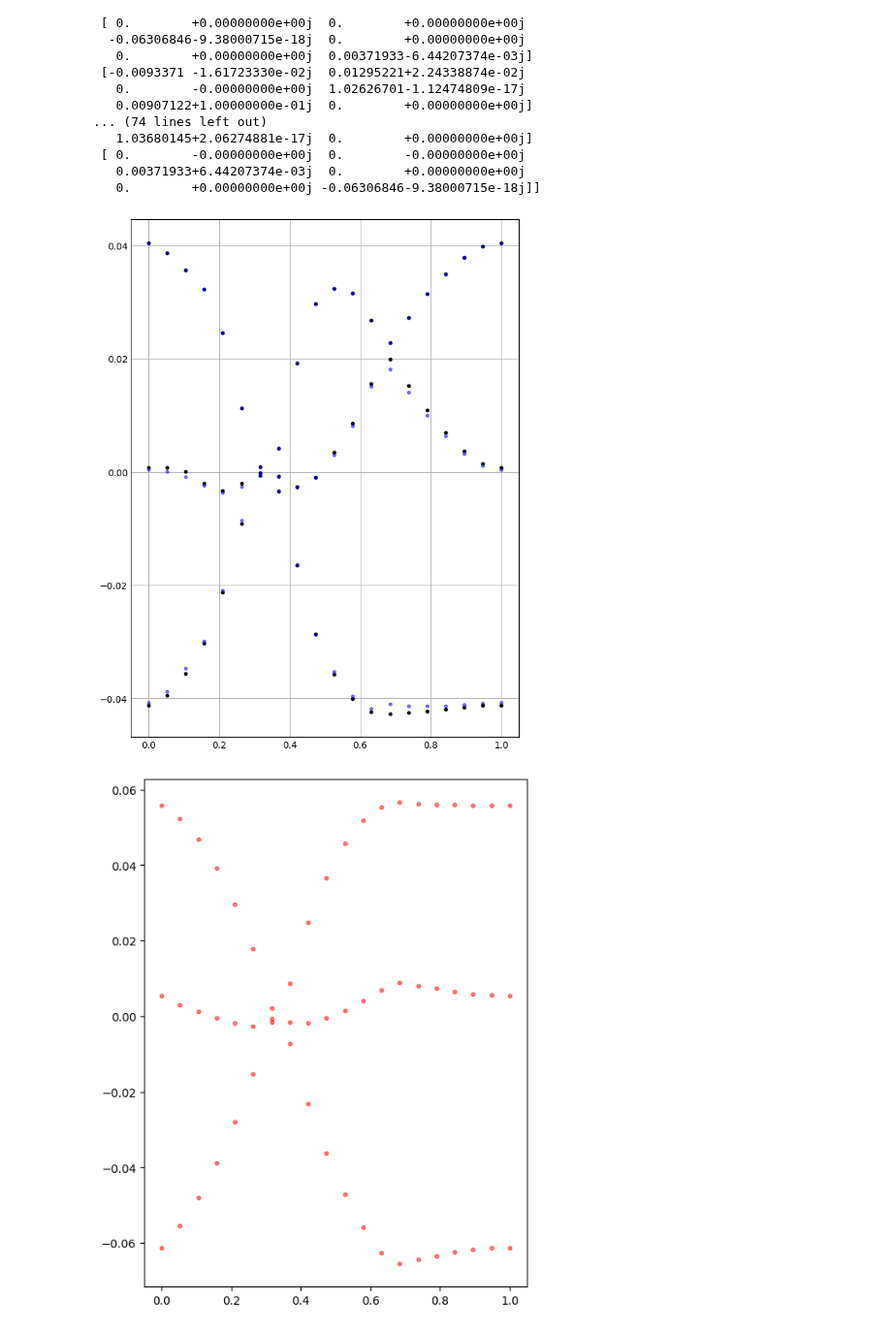
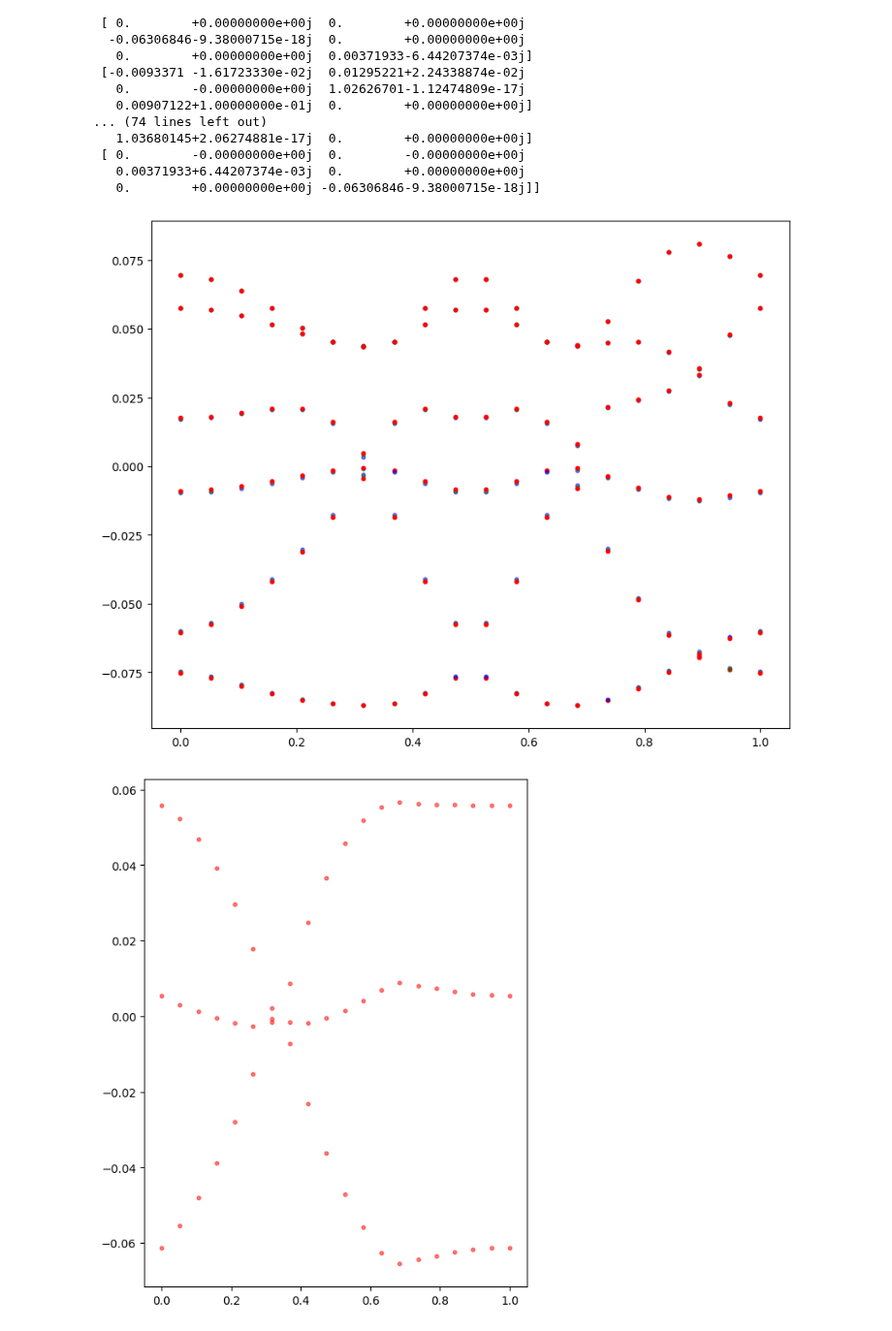
Before and after one commit to ChriGomm/master, a Jupyter notebook: numerics/dip_dip.ipynb, the cells around one changed output. Shown at 97% size. Cells and saved outputs as stored; diff of their text form; code cells hidden in the pictures.

```diff
--- a/numerics/dip_dip.ipynb
+++ b/numerics/dip_dip.ipynb
@@ -894,6 +833,9 @@ k1 = np.zeros(3)
 b = 4*np.pi/3/np.sqrt(3)
 k2 = np.array([0,b,0])
 k3 = b*np.array([np.sqrt(3)/4,3/4,0])
+k1 = 2*np.pi/3*np.array([-1,np.sqrt(3),0])
+k2 = 4*np.pi/3*np.array([1,0,0])
+
 def sort_eigenvalues(eigenvalues: np.ndarray,eigenvectors: np.ndarray) -> np.ndarray:
     """Sort eigenvalues in ascending order."""
     eigenvectors *= np.conjugate(eigenvectors[0, :])/np.absolute(eigenvectors[0,:])#np.array([np.absolute(eigenvectors[0,i]) for i in range(eigenvectors.shape[1])]) # Normalize the eigenvectors
@@ -912,70 +854,70 @@ def k_course(t: float) -> np.ndarray:
         return (t-1/3)*3* k2
     else:
         return (t-2/3)*3 * (k3-k2) + k2
+    # if t<1/2:
+    #     return (t)*2*k1
+    # else:
+    #     return (t-1/2)*2*k2
 
-fig, axi = plt.subplots(1,1,figsize=(6, 8))
+fig, axi = plt.subplots(1,1,figsize=(10, 8))
 
 ax = [axi,axi,axi,axi,axi,axi]
 
 
 t = np.linspace(0, 1,20)
 
 def wrap_kloop(i,grid_size):
     k = k_course(t[i])
-    dmat1 = extended_grid_mat(k,bare_interaction_coulomb,no_onsite_interaction,grid_size,np.sqrt(3)*grid_size)
+    dmat1 = extended_grid_mat(k,bare_interaction_coulomb,no_onsite_interaction,grid_size,np.sqrt(3)*3)
     eigvals1, eigvecs1 = np.linalg.eig(dmat1)
     return eigvals1
-eigs = np.zeros((len(t), 3), dtype=complex)
+eigs = np.zeros((len(t), 6), dtype=complex)
 for i in range(len(t)):
-# for i in range(2):D_mat_nn(k)#
     k = k_course(t[i])
-    # dmat2 = extended_grid_mat(k,bare_interaction,no_onsite_interaction,6)
-    # dmat2 = extended_grid_mat(k,bare_interaction_coulomb,no_onsite_interaction,6)
-    # dmat2 = Hamiltonian(k,bare_interaction_coulomb,bare_interaction_coulomb_onsite,6)
-    # dmat = D_mat(k,bare_interaction_coulomb,no_onsite_interaction,20)
-    # # print(np.sum(np.conjugate(dmat)-dmat))
-    # # dmat3 = D_mat_nn(k)
-    dmat4 = D_mat(k,bare_interaction_coulomb,no_onsite_interaction,60,np.sqrt(3)*grid_size)
+    grid_for_dmat = 30
+    dmat4 = D_mat(k,bare_interaction_coulomb,no_onsite_interaction,40)
+    dmat5 = D_mat(k,bare_interaction_coulomb,no_onsite_interaction,60)
+    dmat6 = D_mat(k,bare_interaction_coulomb,no_onsite_interaction,100)
     # dmat4 = D_mat(k,bare_interaction_coulomb,bare_interaction_coulomb_onsite,60)
     # dmat1 = np.zeros((3,3),dtype=complex)
     # dmat5 = np.zeros((3,3),dtype=complex)
-    dmat6 = np.zeros((3,3),dtype=complex)
-    for h in range(3):
-        for l in range(3):
-            # dmat1[h,l] = dmat[h,l]+ dmat[h+3,l] +dmat[h,l+3] + dmat[h+3,l+3]
-            # dmat5[h,l] = dmat3[h,l]+ dmat3[h+3,l] +dmat3[h,l+3] + dmat3[h+3,l+3]
-            dmat6[h,l] = dmat4[h,l]+ dmat4[h+3,l] +dmat4[h,l+3] + dmat4[h+3,l+3]
+    # dmat6 = np.zeros((3,3),dtype=complex)
+    # for h in range(3):
+    #     for l in range(3):
+    #         # dmat1[h,l] = dmat[h,l]+ dmat[h+3,l] +dmat[h,l+3] + dmat[h+3,l+3]
+    #         # dmat5[h,l] = dmat3[h,l]+ dmat3[h+3,l] +dmat3[h,l+3] + dmat3[h+3,l+3]
+    #         dmat6[h,l] = dmat4[h,l]+ dmat4[h+3,l] +dmat4[h,l+3] + dmat4[h+3,l+3]
     # eigenvals1, eigvecs1 = np.linalg.eig(dmat1)
 
-    # eigenvals2, eigvecs2 = np.linalg.eig(dmat2)
+    eigenvals4, eigvecs2 = np.linalg.eig(dmat4)
 
     eigenvals6, eigvecs4 = np.linalg.eig(dmat6)
-    # eigenvals5, eigvecs5 = np.linalg.eig(dmat5)
-    eigs[i] = eigenvals6
+    eigenvals5, eigvecs5 = np.linalg.eig(dmat5)
+    eigs[i] = eigenvals4
 
     for index in range(len(eigenvals6)):
-        # ax[index].scatter(t[i],eigenvals1[index],color='blue', s=10, alpha=0.5)
-        # ax[index].scatter(t[i],eigenvals5[index],color='green', s=10, alpha=0.5)
-        # ax[index].scatter(t[i],eigenvals2[index]/np.max(eigenvals2)*np.max(eigenvals6),color='blue', s=10)
-        ax[index].scatter(t[i],eigenvals6[index],color='0',s=10)
-
-# eigvals2 = parallel_for([len(t)],wrap_kloop,60).astype(np.complex64)
+        indi = index
+        ax[indi].scatter(t[i],eigenvals4[index],color='blue', s=10, alpha=0.5)
+        ax[indi].scatter(t[i],eigenvals5[index]/np.max(eigenvals5)*np.max(eigenvals4),color='green', s=10, alpha=0.5)
+        ax[indi].scatter(t[i],eigenvals6[index]/np.max(eigenvals6)*np.max(eigenvals4),color='red', s=10)
+        # ax[index].scatter(t[i],eigenvals6[index],color='0',s=10)
 
 
-for i in range(eigvals2.shape[0]):
-    eigen = sorted(eigvals2[i])[::-1]
-    for j in range(eigvals2.shape[1]):
 
-        ax[j].scatter(t[i],eigvals2[i,j]*np.max(eigs[i])/np.max(eigen),color='blue', s=10, alpha=0.5)
-        # ax[j].scatter(t[i]+0.02,eigvals3[i,j]*np.max(eigs[i])/np.max(eigvals3[i]),color='green', s=10, alpha=0.5)
-        # ax[j].scatter(t[i]+0.02,eigvals4[i,j]*np.max(eigs[i])/np.max(eigvals4[i]),color='0', s=10)
+# for i in range(eigvals3.shape[0]):
+#     eigen = sorted(eigvals2[i])[::-1]
+#     for j in range(eigvals2.shape[1]):
+
+#         ax[1].scatter(t[i]+0.02,eigvals2[i,j]*np.max(eigs[i])/np.max(eigen),color='blue', s=10, alpha=0.5)
+#         ax[j].scatter(t[i]+0.02,eigvals3[i,j]*np.max(eigs[i])/np.max(eigvals3[i]),color='green', s=10, alpha=0.5)
+#         ax[1].scatter(t[i]+0.02,eigvals4[i,j]*np.max(eigs[i])/np.max(eigvals4[i]),color='red', s=10)
         # ax[j].scatter(t[i]+0.02,eigvals5[i,j]*np.max(eigs[i])/np.max(eigvals5[i]),color='red', s=10)
         # ax[j].scatter(t[i],eigen[j]*np.max(eigs[i])/np.max(eigen),color='red', s=10, alpha=0.5)
         # ax.scatter(t[i],eigvals4[i,j],color='0',s=10)
         # ax[j].scatter(t[i],eigs[i,j]/np.max(eigs[i])*np.max(eigvals2[i]),color='blue', s=10, alpha=0.5)
 plt.show()
 # %% [output]
-[figure, old version]
+[figure, new version]
 # %%
 fig, ax = plt.subplots(1,1,figsize=(6, 8))
 for i in range(eigvals2.shape[0]):
```
Also changed, not shown: parts of 13 cells of this notebook.
